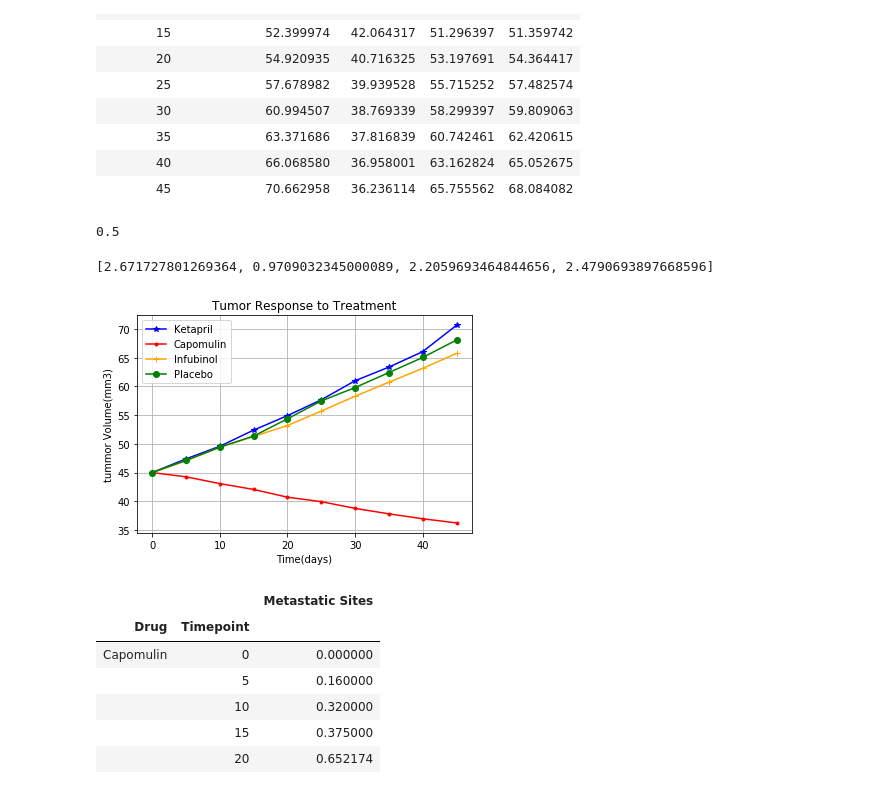
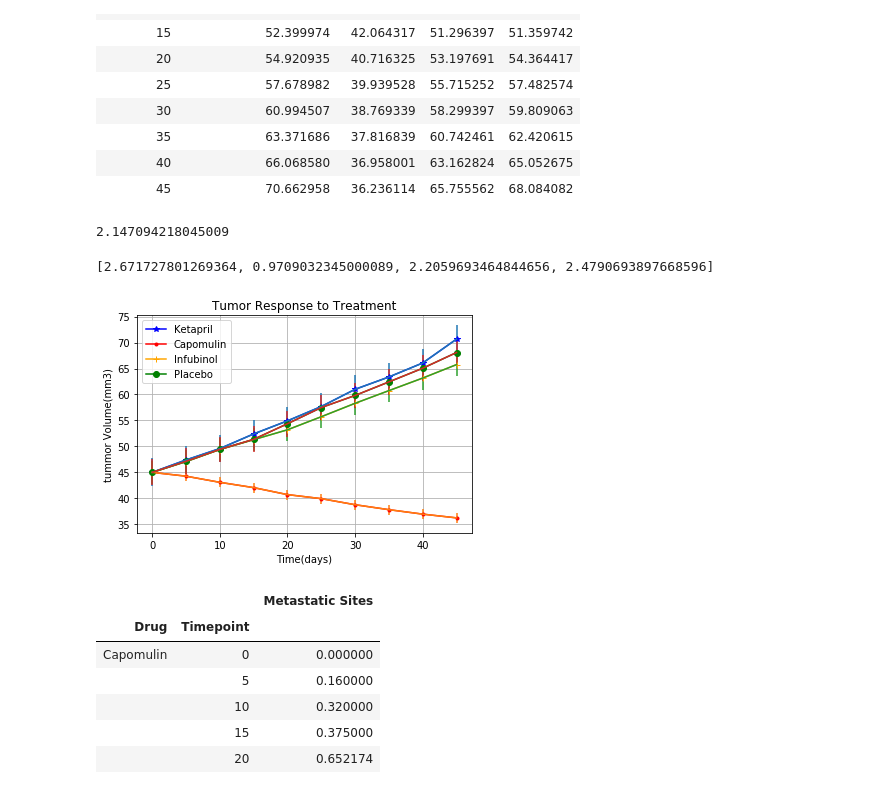
Before and after one commit to mcordray1988/matplotlib-Challenge, a Jupyter notebook: Pymaceuticals/Untitled.ipynb, the cells around one changed output. Drawn from its saved outputs; the diff is of its cells as text; code cells hidden in the pictures.

```diff
--- a/Pymaceuticals/Untitled.ipynb
+++ b/Pymaceuticals/Untitled.ipynb
@@ -105,14 +105,14 @@ reformated_df
 | 45 | 70.662958 | 36.236114 | 65.755562 | 68.084082 |
 # %%
 # Generate the Plot (with Error Bars)
-yerror = reformated_df.sem(axis = 1, skipna = False)
+yerror = reformated_df.sem().mean()
 
 reformated_df
-yerror1 = .5
+#yerror1 = 3
 #np.random.random_sample(1)
-yerror1
+yerror
 # %% [output]
-0.5
+2.147094218045009
 # %%
 Ksem = reformated_df['Tumor Volume (mm3)', 'Ketapril'].sem()
 Csem =reformated_df['Tumor Volume (mm3)', 'Capomulin'].sem()
@@ -125,23 +125,26 @@ error
 # %%
 #reformated_df = reformated_df.reset_index()
 #.plot(kind="line", marker =".")
 #reformated_df = reformated_df.reset_index()
 time = reformated_df["Timepoint"]
 plt.plot(time,reformated_df['Tumor Volume (mm3)', 'Ketapril'],color="blue", marker ="*", label="Ketapril")
 plt.plot(time,reformated_df['Tumor Volume (mm3)', 'Capomulin'],color= "red",marker =".", label="Capomulin")
 plt.plot(time,reformated_df['Tumor Volume (mm3)', 'Infubinol'],color="orange", marker ="+", label="Infubinol")
 plt.plot(time,reformated_df['Tumor Volume (mm3)', 'Placebo'],color="green", marker ="o", label="Placebo")
-#plt.errorbar(y=reformated_df['Timepoint'],x=reformated_df['Tumor Volume (mm3)', 'Ketapril'],yerr=yerror1)
+plt.errorbar(time,reformated_df['Tumor Volume (mm3)', 'Ketapril'],yerr=Ksem)
+plt.errorbar(time,reformated_df['Tumor Volume (mm3)', 'Capomulin'],yerr=Csem)
+plt.errorbar(time,reformated_df['Tumor Volume (mm3)', 'Infubinol'],yerr=Isem)
+plt.errorbar(time,reformated_df['Tumor Volume (mm3)', 'Placebo'],yerr=Psem)
 plt.grid()
 plt.xlabel("Time(days)")
 plt.ylabel("tummor Volume(mm3)")
 plt.title("Tumor Response to Treatment")
 plt.legend()
 
 # Save the Figure
 plt.show()
 # %% [output]
-[figure, old version]
+[figure, new version]
 # %%
 # Store the Mean Met. Site Data Grouped by Drug and Timepoint
 mean_met = df[["Drug","Timepoint","Metastatic Sites"]]
```
Also changed, not shown: parts of 10 cells of this notebook.
